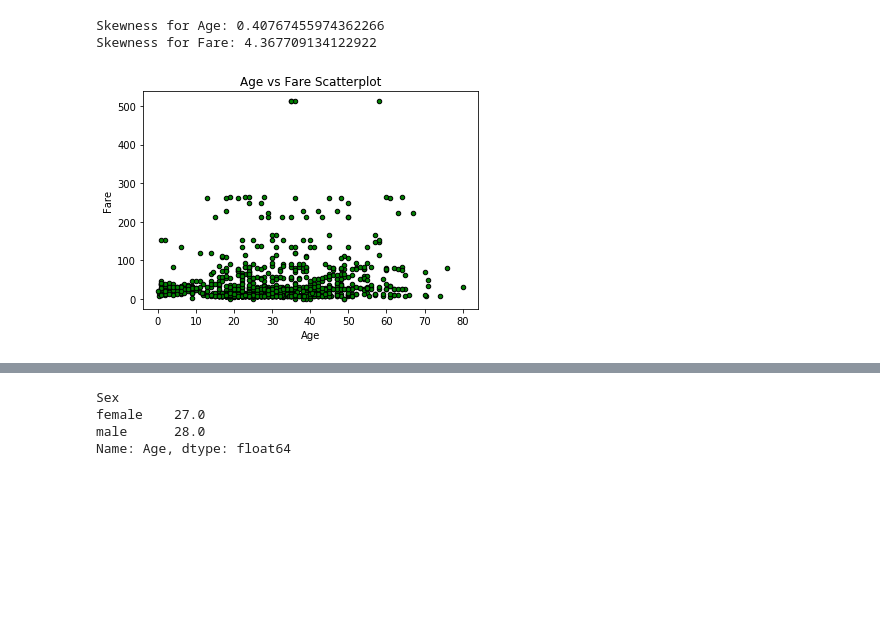
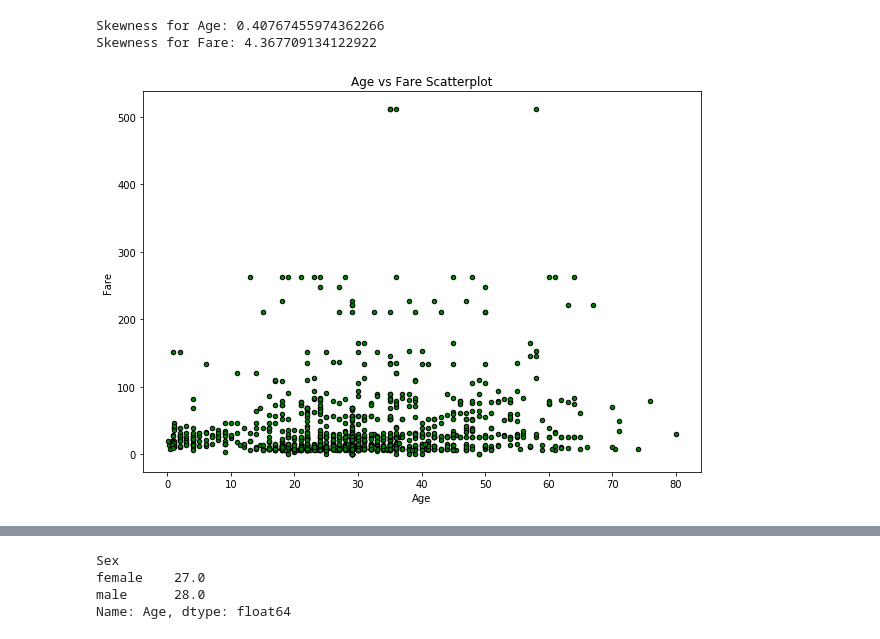
Before and after one commit to vasuag29/Titanic-dataset-experimentation, a Jupyter notebook: Titanic_Exploration.ipynb, the cells around one changed output, grey strips where cells are left out. Cells and saved outputs as stored; diff of their text form; code cells hidden in the pictures; blank space fills up the shorter version.

```diff
--- a/Titanic_Exploration.ipynb
+++ b/Titanic_Exploration.ipynb
@@ -210,7 +209,7 @@ Skewness for Age: 0.40767455974362266
 Skewness for Fare: 4.367709134122922
 # %%
 # Scatterplot
-df.plot.scatter(x='Age', y='Fare', color='green', edgecolor='black', title='Age vs Fare Scatterplot');
+df.plot.scatter(x='Age', y='Fare', color='green', edgecolor='black', title='Age vs Fare Scatterplot', figsize=(10,7));
 # %% [output]
-[figure, old version]
+[figure, new version]
 # %%
```
Also changed, not shown: parts of 58 cells of this notebook.
